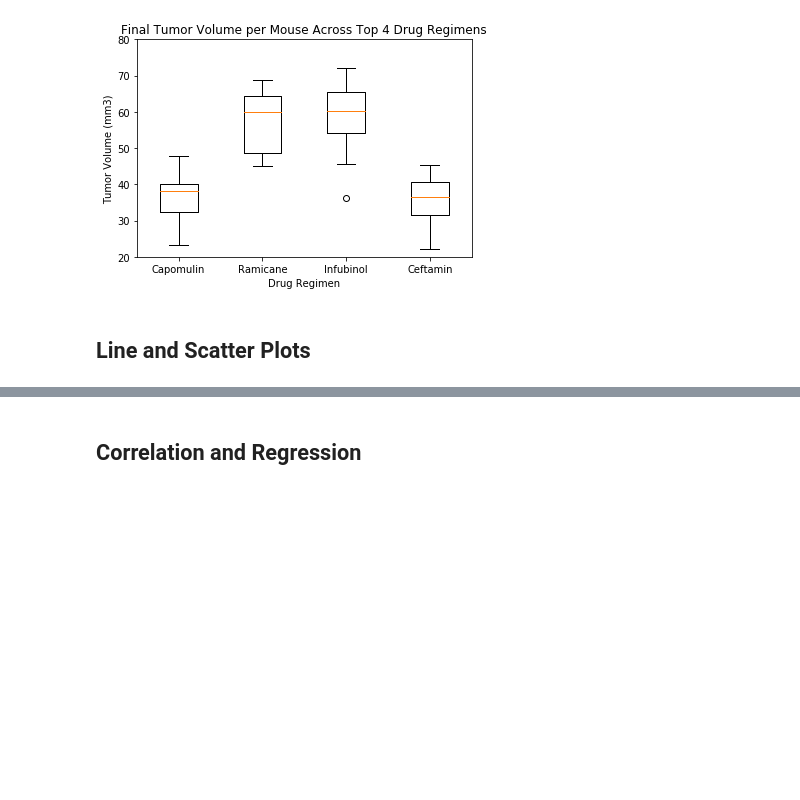
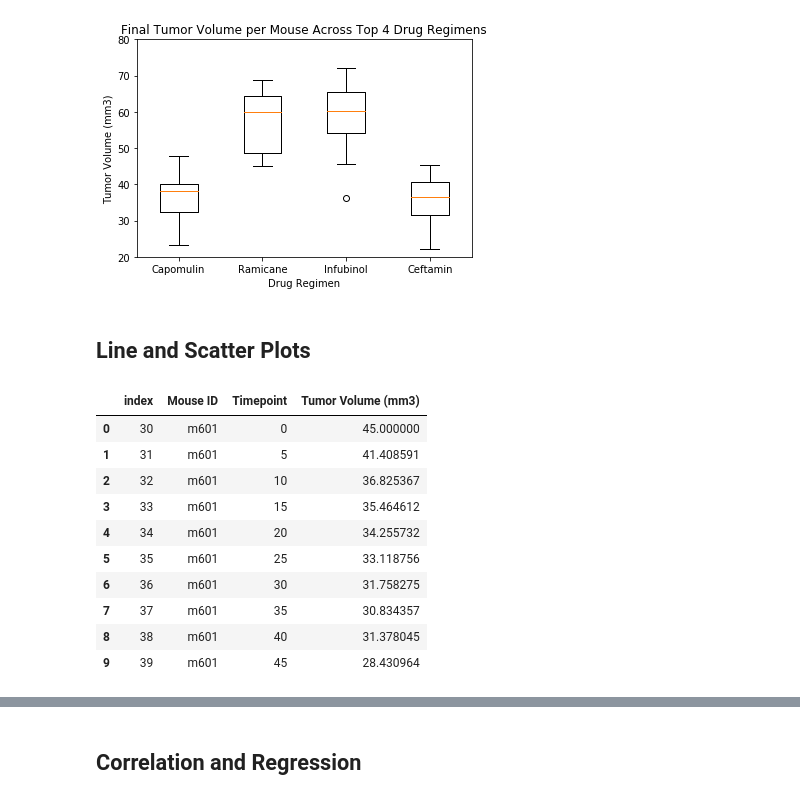
Before and after one commit to cdfencing/Matplotlib-The-Power-of-Plots, a Jupyter notebook: Pymaceuticals/Pymaceuticals.ipynb, the cells around one changed output, grey strips where cells are left out. Drawn from its saved outputs; the diff is of its cells as text; code cells hidden in the pictures; blank space fills up the shorter version.

```diff
--- a/Pymaceuticals/Pymaceuticals.ipynb
+++ b/Pymaceuticals/Pymaceuticals.ipynb
@@ -188,17 +189,29 @@ plt.xlabel('Drug Regimen')
 # %%
 # Randomly selected a mouse and grab data for that particular mouse, the mouse chosen: m601
 
-time_point_vs_tumer_vol = combined_df[combined_df["Mouse ID"].isin(["m601"])]
-time_point_vs_tumer_vol
+time_point_vs_tumor_vol = combined_df[combined_df["Mouse ID"].isin(["m601"])]
+time_point_vs_tumor_vol
 
 #Create new data frame for mouse ID m601 with ID, timepoint and tumor volume
 
-time_point_vs_tumer_vol_df = time_point_vs_tumer_vol[["Mouse ID", "Timepoint", "Tumor Volume (mm3)"]]
-time_point_vs_tumer_vol_df
+time_point_vs_tumor_vol_df = time_point_vs_tumor_vol[["Mouse ID", "Timepoint", "Tumor Volume (mm3)"]]
+time_point_vs_tumor_vol_df
 
 # Establish line plot data frame, resetting the index
-line_plot = time_point_vs_tumer_vol_df.reset_index()
+line_plot = time_point_vs_tumor_vol_df.reset_index()
 line_plot
+# %% [output]
+|  | index | Mouse ID | Timepoint | Tumor Volume (mm3) |
+| 0 | 30 | m601 | 0 | 45.000000 |
+| 1 | 31 | m601 | 5 | 41.408591 |
+| 2 | 32 | m601 | 10 | 36.825367 |
+| 3 | 33 | m601 | 15 | 35.464612 |
+| 4 | 34 | m601 | 20 | 34.255732 |
+| 5 | 35 | m601 | 25 | 33.118756 |
+| 6 | 36 | m601 | 30 | 31.758275 |
+| 7 | 37 | m601 | 35 | 30.834357 |
+| 8 | 38 | m601 | 40 | 31.378045 |
+| 9 | 39 | m601 | 45 | 28.430964 |
 # %%
 # Remove index for graphing of the line plot with final dataframe
 final_line_plot = line_plot[["Mouse ID", "Timepoint", "Tumor Volume (mm3)"]]
```
Also changed, not shown: parts of 6 cells of this notebook.
